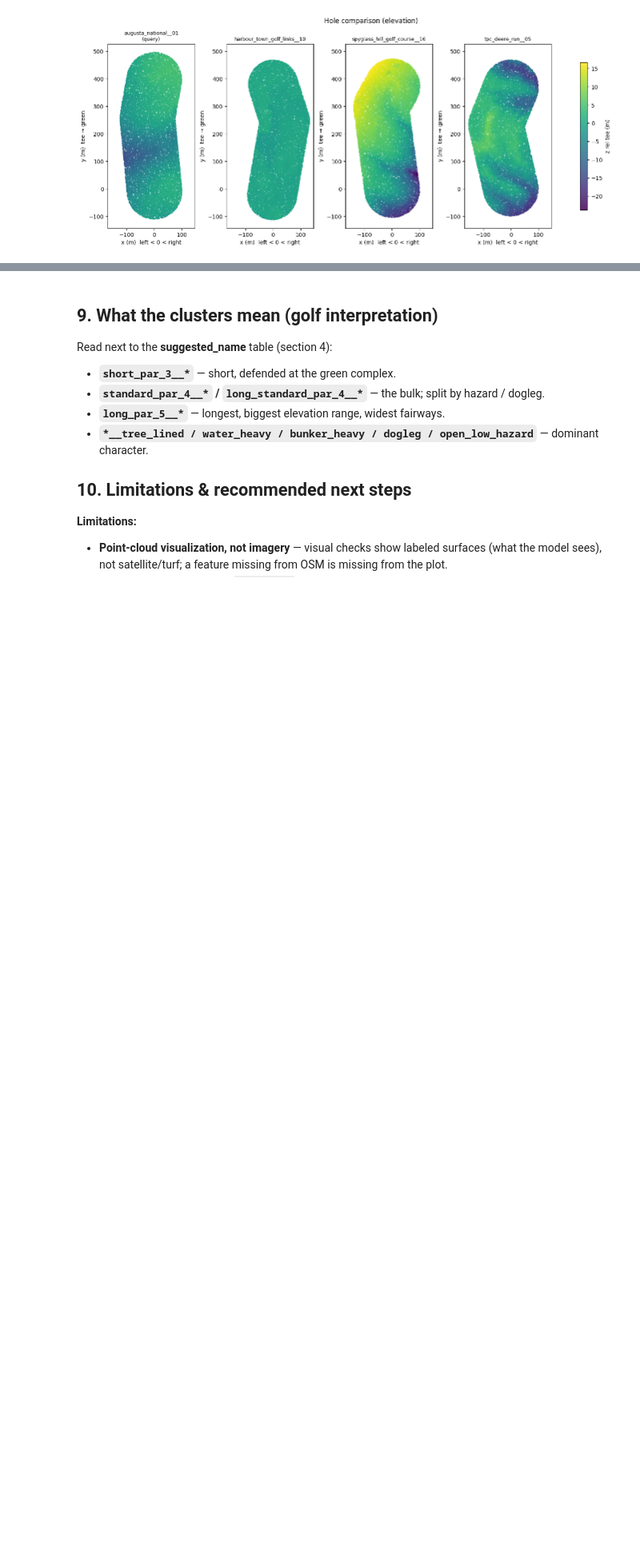
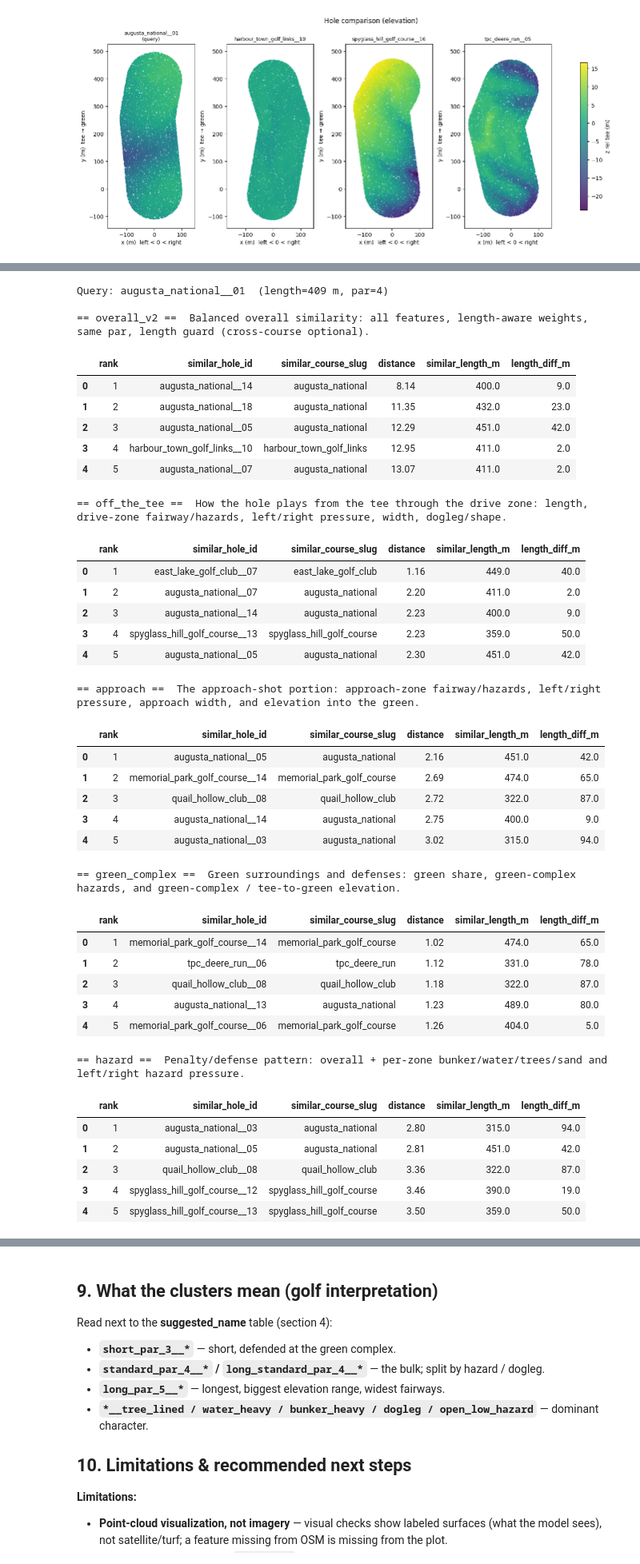
Before and after one commit to davishelman/golf-data-research, a Jupyter notebook: notebooks/hole_similarity_research.ipynb, the cells around one changed output, grey strips where cells are left out. Shown at 80% size. Saved outputs shown, nothing was run; the diff lists cells and outputs as text; code cells hidden in the pictures; blank space fills up the shorter version.

```diff
--- a/notebooks/hole_similarity_research.ipynb
+++ b/notebooks/hole_similarity_research.ipynb
@@ -473,0 +501,56 @@ saved ..\courses\_index\visual_checks\augusta_national__01_v2_length_guarded.png
+# %%
+MODE_Q = 'augusta_national__01'
+_q_par = int(feat.set_index('hole_id').loc[MODE_Q, 'par'])
+print(f'Query: {MODE_Q}  (length={float(LEN_OF[MODE_Q]):.0f} m, par={_q_par})\n')
+
+def show_mode_matches(hole_id, mode, n=5):
+    """Top-n matches for a hole under a named mode, with length context."""
+    out = similar_holes_mode(feat, None, hole_id, mode, k=n)
+    out = out[['rank', 'similar_hole_id', 'similar_course_slug', 'distance']].copy()
+    q = float(LEN_OF[hole_id])
+    out['similar_length_m'] = out['similar_hole_id'].map(LEN_OF).round(0)
+    out['length_diff_m'] = (out['similar_length_m'] - q).abs().round(0)
+    out['distance'] = out['distance'].round(2)
+    return out.reset_index(drop=True)
+
+for mode in GOLF_MODES:
+    print(f'== {mode} ==  {mode_description(mode)}')
+    display(show_mode_matches(MODE_Q, mode, 5))
+# %% [output]
+Query: augusta_national__01  (length=409 m, par=4)
+
+== overall_v2 ==  Balanced overall similarity: all features, length-aware weights, same par, length guard (cross-course optional).
+|  | rank | similar_hole_id | similar_course_slug | distance | similar_length_m | length_diff_m |
+| 0 | 1 | augusta_national__14 | augusta_national | 8.14 | 400.0 | 9.0 |
+| 1 | 2 | augusta_national__18 | augusta_national | 11.35 | 432.0 | 23.0 |
+| 2 | 3 | augusta_national__05 | augusta_national | 12.29 | 451.0 | 42.0 |
+| 3 | 4 | harbour_town_golf_links__10 | harbour_town_golf_links | 12.95 | 411.0 | 2.0 |
+| 4 | 5 | augusta_national__07 | augusta_national | 13.07 | 411.0 | 2.0 |
+== off_the_tee ==  How the hole plays from the tee through the drive zone: length, drive-zone fairway/hazards, left/right pressure, width, dogleg/shape.
+|  | rank | similar_hole_id | similar_course_slug | distance | similar_length_m | length_diff_m |
+| 0 | 1 | east_lake_golf_club__07 | east_lake_golf_club | 1.16 | 449.0 | 40.0 |
+| 1 | 2 | augusta_national__07 | augusta_national | 2.20 | 411.0 | 2.0 |
+| 2 | 3 | augusta_national__14 | augusta_national | 2.23 | 400.0 | 9.0 |
+| 3 | 4 | spyglass_hill_golf_course__13 | spyglass_hill_golf_course | 2.23 | 359.0 | 50.0 |
+| 4 | 5 | augusta_national__05 | augusta_national | 2.30 | 451.0 | 42.0 |
+== approach ==  The approach-shot portion: approach-zone fairway/hazards, left/right pressure, approach width, and elevation into the green.
+|  | rank | similar_hole_id | similar_course_slug | distance | similar_length_m | length_diff_m |
+| 0 | 1 | augusta_national__05 | augusta_national | 2.16 | 451.0 | 42.0 |
+| 1 | 2 | memorial_park_golf_course__14 | memorial_park_golf_course | 2.69 | 474.0 | 65.0 |
+| 2 | 3 | quail_hollow_club__08 | quail_hollow_club | 2.72 | 322.0 | 87.0 |
+| 3 | 4 | augusta_national__14 | augusta_national | 2.75 | 400.0 | 9.0 |
+| 4 | 5 | augusta_national__03 | augusta_national | 3.02 | 315.0 | 94.0 |
+== green_complex ==  Green surroundings and defenses: green share, green-complex hazards, and green-complex / tee-to-green elevation.
+|  | rank | similar_hole_id | similar_course_slug | distance | similar_length_m | length_diff_m |
+| 0 | 1 | memorial_park_golf_course__14 | memorial_park_golf_course | 1.02 | 474.0 | 65.0 |
+| 1 | 2 | tpc_deere_run__06 | tpc_deere_run | 1.12 | 331.0 | 78.0 |
+| 2 | 3 | quail_hollow_club__08 | quail_hollow_club | 1.18 | 322.0 | 87.0 |
+| 3 | 4 | augusta_national__13 | augusta_national | 1.23 | 489.0 | 80.0 |
+| 4 | 5 | memorial_park_golf_course__06 | memorial_park_golf_course | 1.26 | 404.0 | 5.0 |
+== hazard ==  Penalty/defense pattern: overall + per-zone bunker/water/trees/sand and left/right hazard pressure.
+|  | rank | similar_hole_id | similar_course_slug | distance | similar_length_m | length_diff_m |
+| 0 | 1 | augusta_national__03 | augusta_national | 2.80 | 315.0 | 94.0 |
+| 1 | 2 | augusta_national__05 | augusta_national | 2.81 | 451.0 | 42.0 |
+| 2 | 3 | quail_hollow_club__08 | quail_hollow_club | 3.36 | 322.0 | 87.0 |
+| 3 | 4 | spyglass_hill_golf_course__12 | spyglass_hill_golf_course | 3.46 | 390.0 | 19.0 |
+| 4 | 5 | spyglass_hill_golf_course__13 | spyglass_hill_golf_course | 3.50 | 359.0 | 50.0 |
```
Also changed, not shown: parts of 7 cells of this notebook, 9 other files.
